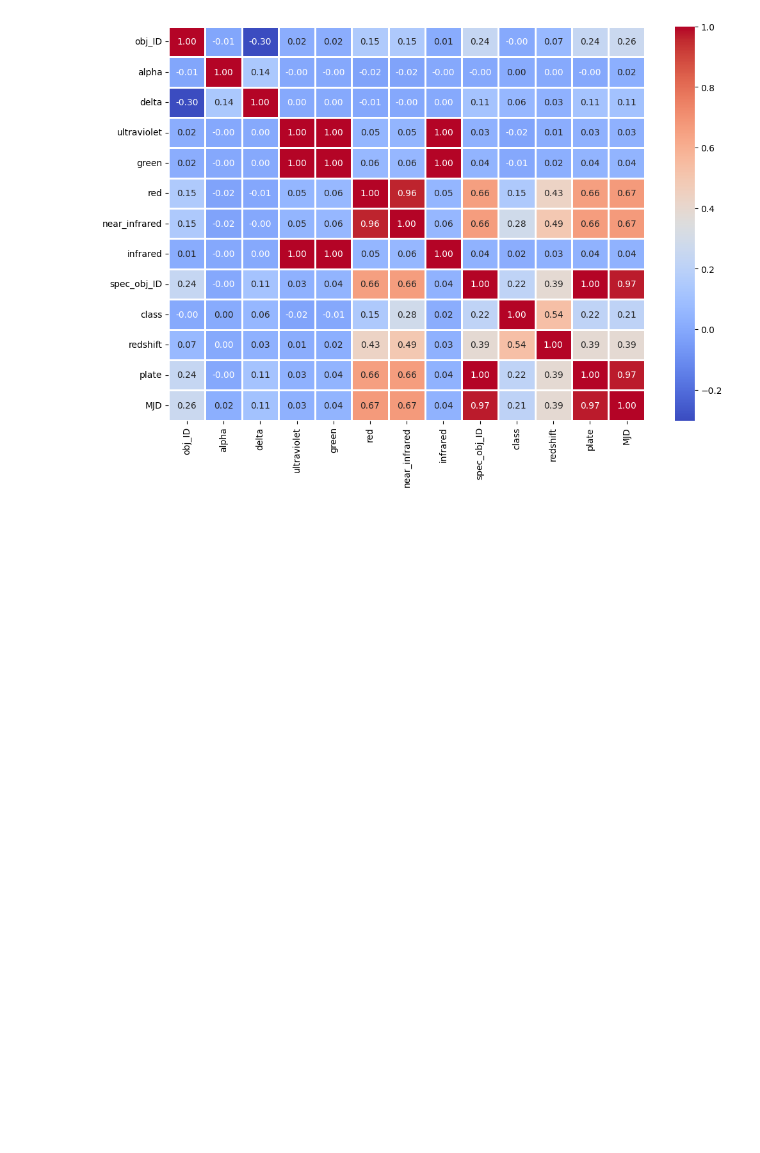
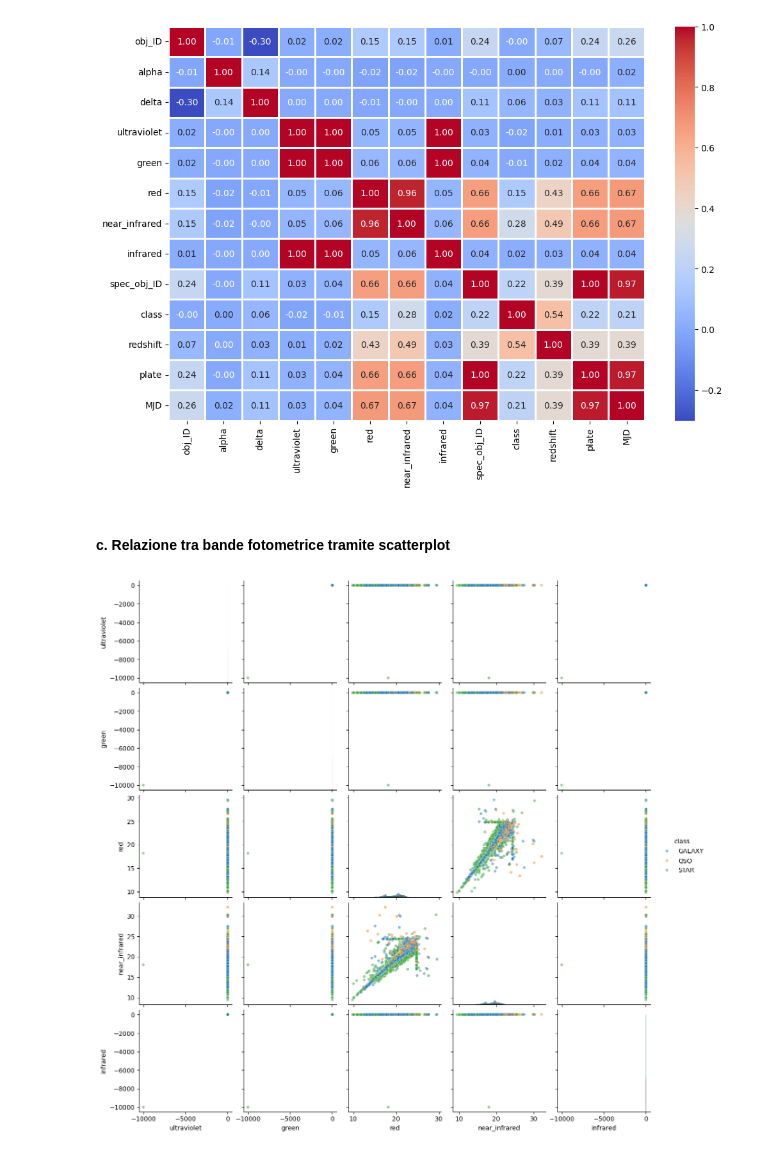
Before and after one commit to FabianCalangiu/Astronomical-Objects-Analysis, a Jupyter notebook: notebooks/explorative_analysis.ipynb, the cells around one changed output. Drawn from its saved outputs; the diff is of its cells as text; code cells hidden in the pictures; blank space fills up the shorter version.

```diff
--- a/notebooks/explorative_analysis.ipynb
+++ b/notebooks/explorative_analysis.ipynb
@@ -118,6 +138,7 @@ def encode_class(value):
     else:
         return 2
 
-df["class"] = df["class"].apply(encode_class)
+df_encoded = df.copy()
+df_encoded["class"] = df_encoded["class"].apply(encode_class)
 # %%
 f,ax = plt.subplots(figsize=(12,8))
@@ -125,3 +146,16 @@ sns.heatmap(df.corr(), cmap="coolwarm", annot=True, linewidths=1, fmt= '.2f',ax=
 plt.show()
 # %% [output]
 [figure]
+# %% [markdown]
+<h4>c. Relazione tra bande fotometrice tramite scatterplot</h4>
+# %%
+sns.pairplot(
+    df[["ultraviolet", "green", "red", "near_infrared", "infrared", "class"]],
+    hue="class",
+    diag_kind="hist",
+    plot_kws={"alpha": 0.5, "s": 20}
+)
+
+plt.show()
+# %% [output]
+[figure, added]
```
Also changed, not shown: parts of 13 cells of this notebook.
